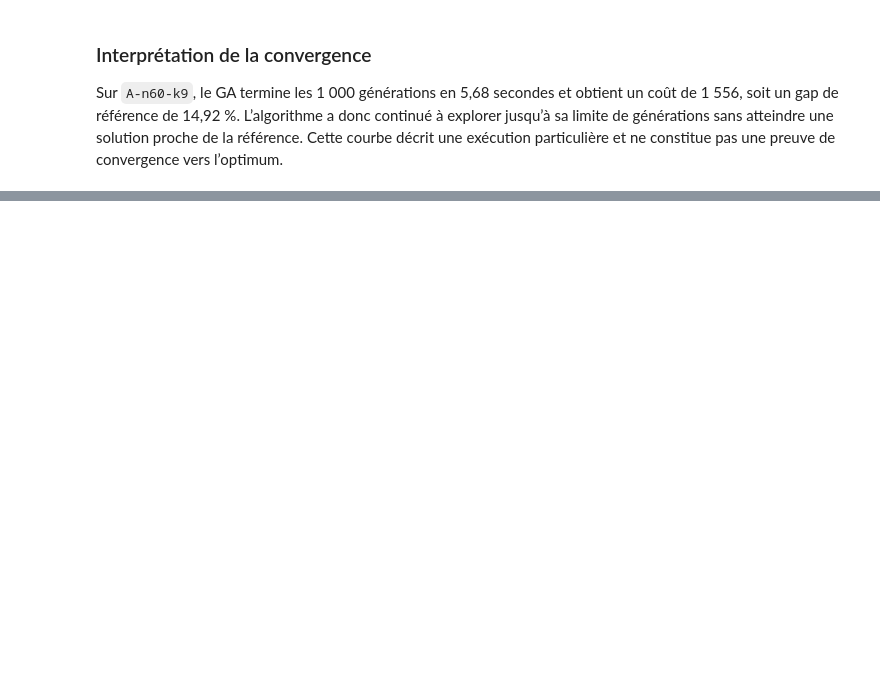
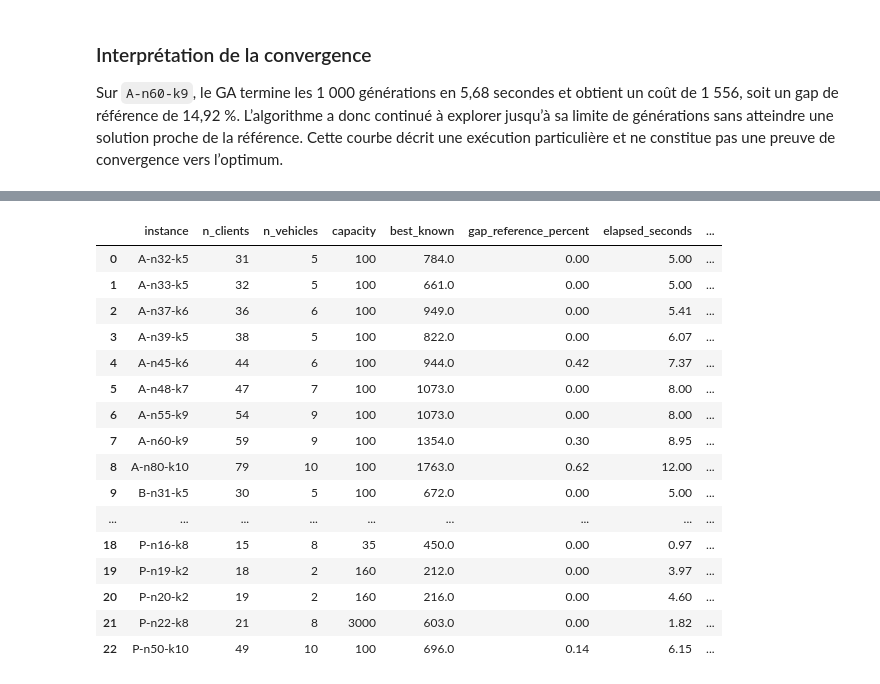
Before and after one commit to ramolosse/CVRP, a Jupyter notebook: CVRP-project/main.ipynb, the cells around one changed output, grey strips where cells are left out. Saved outputs shown, nothing was run; the diff lists cells and outputs as text; code cells hidden in the pictures; blank space fills up the shorter version.

```diff
--- a/CVRP-project/main.ipynb
+++ b/CVRP-project/main.ipynb
@@ -809,0 +720,28 @@ Sur `A-n60-k9`, le GA termine les 1 000 générations en 5,68 secondes et obtien
+# %%
+import importlib
+import benchmark
+benchmark = importlib.reload(benchmark)
+
+df_memetic_single = benchmark.run_single_seed_memetic_benchmark(
+    all_instances, seed=EXPERIMENT_SEEDS[0]
+)
+df_memetic_single.to_csv('results/memetic_single_seed.csv', index=False)
+df_memetic_single
+# %% [output]
+|  | instance | n_clients | n_vehicles | capacity | best_known | gap_reference_percent | elapsed_seconds | ... |
+| 0 | A-n32-k5 | 31 | 5 | 100 | 784.0 | 0.00 | 5.00 | ... |
+| 1 | A-n33-k5 | 32 | 5 | 100 | 661.0 | 0.00 | 5.00 | ... |
+| 2 | A-n37-k6 | 36 | 6 | 100 | 949.0 | 0.00 | 5.41 | ... |
+| 3 | A-n39-k5 | 38 | 5 | 100 | 822.0 | 0.00 | 6.07 | ... |
+| 4 | A-n45-k6 | 44 | 6 | 100 | 944.0 | 0.42 | 7.37 | ... |
+| 5 | A-n48-k7 | 47 | 7 | 100 | 1073.0 | 0.00 | 8.00 | ... |
+| 6 | A-n55-k9 | 54 | 9 | 100 | 1073.0 | 0.00 | 8.00 | ... |
+| 7 | A-n60-k9 | 59 | 9 | 100 | 1354.0 | 0.30 | 8.95 | ... |
+| 8 | A-n80-k10 | 79 | 10 | 100 | 1763.0 | 0.62 | 12.00 | ... |
+| 9 | B-n31-k5 | 30 | 5 | 100 | 672.0 | 0.00 | 5.00 | ... |
+| ... | ... | ... | ... | ... | ... | ... | ... | ... |
+| 18 | P-n16-k8 | 15 | 8 | 35 | 450.0 | 0.00 | 0.97 | ... |
+| 19 | P-n19-k2 | 18 | 2 | 160 | 212.0 | 0.00 | 3.97 | ... |
+| 20 | P-n20-k2 | 19 | 2 | 160 | 216.0 | 0.00 | 4.60 | ... |
+| 21 | P-n22-k8 | 21 | 8 | 3000 | 603.0 | 0.00 | 1.82 | ... |
+| 22 | P-n50-k10 | 49 | 10 | 100 | 696.0 | 0.14 | 6.15 | ... |
```
Also changed, not shown: parts of 44 cells of this notebook, 16 other files.
